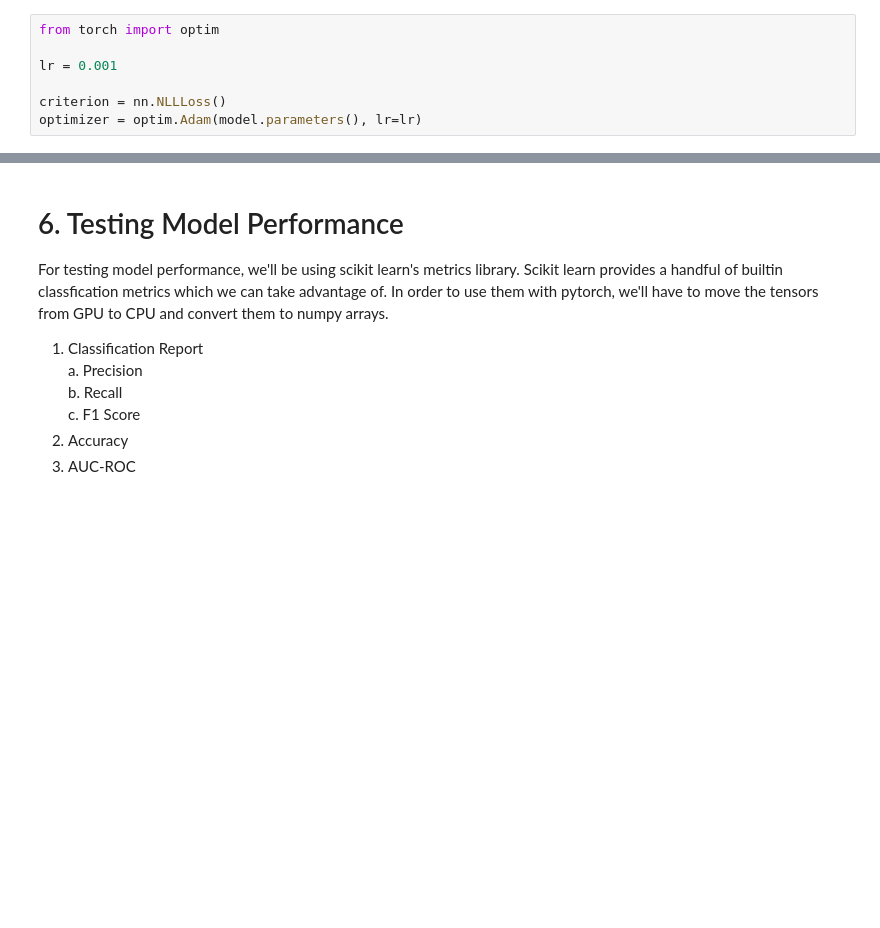
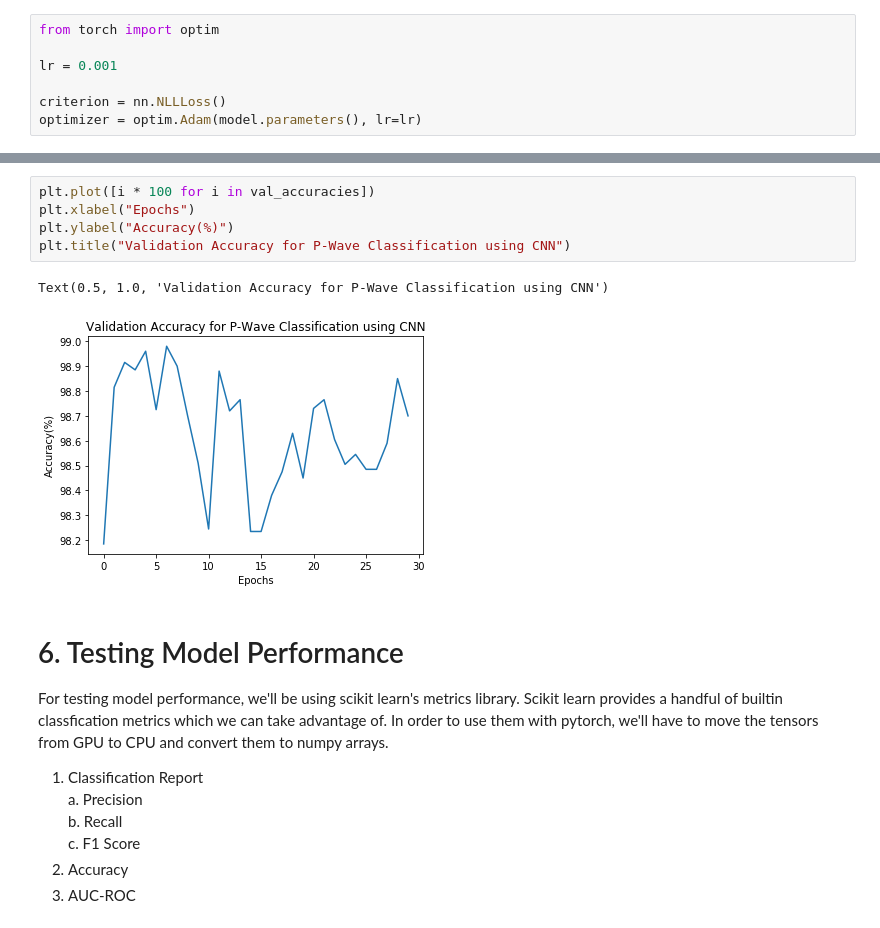
Before and after one commit to sjsu-earthquake-early-warning/P-Wave-CNN, a Jupyter notebook: notebooks/P-Wave-CNN.ipynb, the cells around one changed output, grey strips where cells are left out. Drawn from its saved outputs; the diff is of its cells as text; blank space fills up the shorter version.

```diff
--- a/notebooks/P-Wave-CNN.ipynb
+++ b/notebooks/P-Wave-CNN.ipynb
@@ -229,3 +265,11 @@ plt.legend()
+# %%
+plt.plot([i * 100 for i in val_accuracies])
+plt.xlabel("Epochs")
+plt.ylabel("Accuracy(%)")
+plt.title("Validation Accuracy for P-Wave Classification using CNN")
+# %% [output]
+Text(0.5, 1.0, 'Validation Accuracy for P-Wave Classification using CNN')
+[figure, added]
 # %% [markdown]
 # 6. Testing Model Performance
 
```
Also changed, not shown: parts of 11 cells of this notebook, 1 other file.
